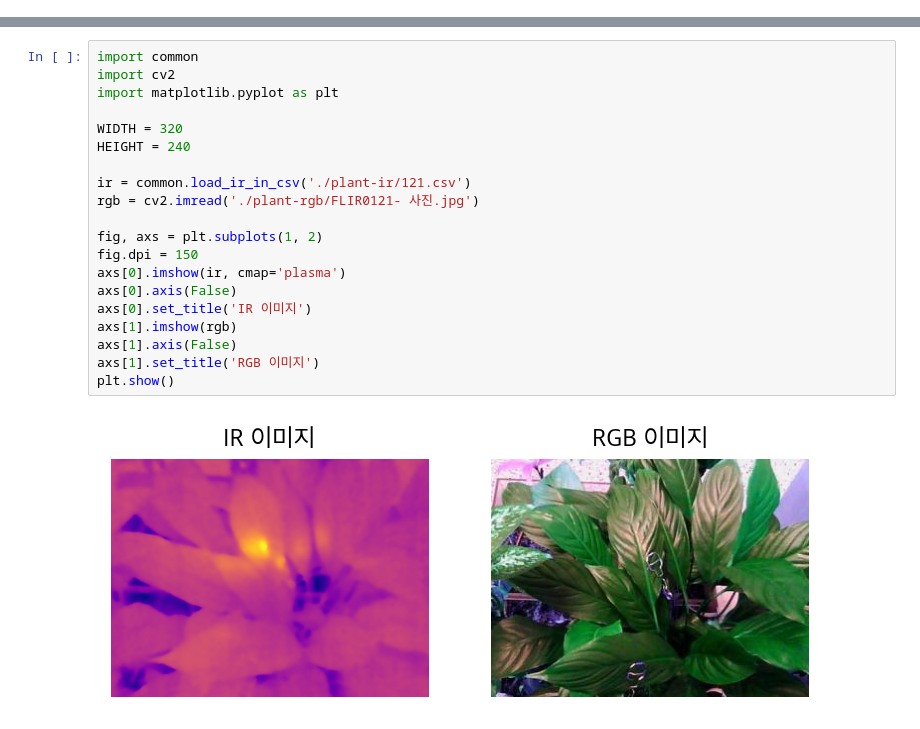
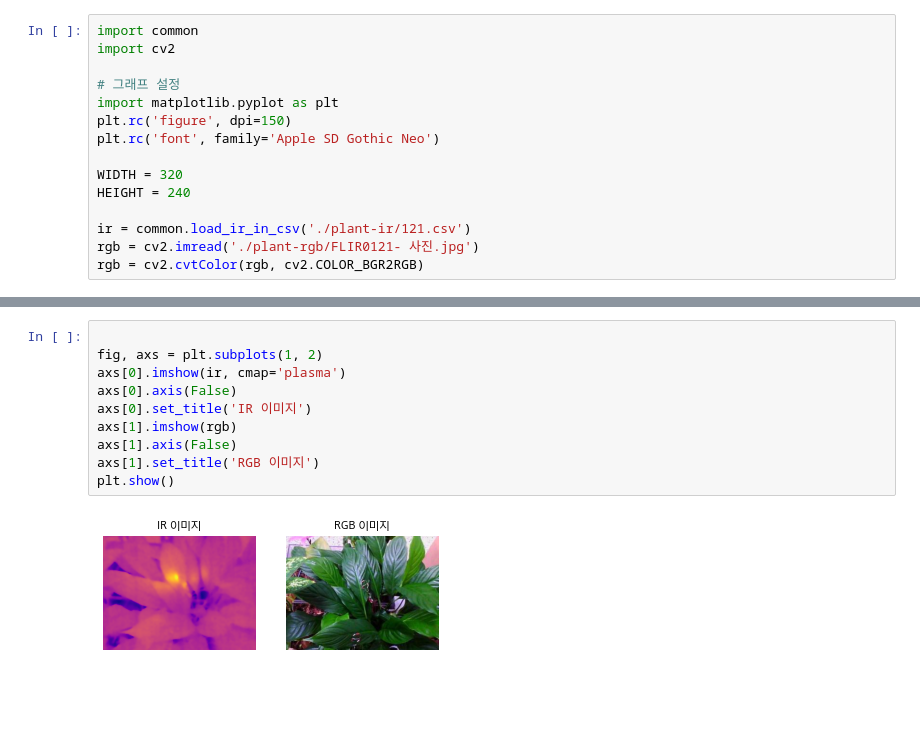
Before and after one commit to plming/infrared-leaf-segmentation, a Jupyter notebook: plant.ipynb, the cells around one changed output, grey strips where cells are left out. Saved outputs shown, nothing was run; the diff lists cells and outputs as text; blank space fills up the shorter version.

```diff
--- a/plant.ipynb
+++ b/plant.ipynb
@@ -0,0 +1,15 @@
+# %%
+import common
+import cv2
+
+# 그래프 설정
+import matplotlib.pyplot as plt
+plt.rc('figure', dpi=150)
+plt.rc('font', family='Apple SD Gothic Neo')
+
+WIDTH = 320
+HEIGHT = 240
+
+ir = common.load_ir_in_csv('./plant-ir/121.csv')
+rgb = cv2.imread('./plant-rgb/FLIR0121- 사진.jpg')
+rgb = cv2.cvtColor(rgb, cv2.COLOR_BGR2RGB)
@@ -1,25 +24,15 @@
 # %%
-import common
-import cv2
-import matplotlib.pyplot as plt
-
-WIDTH = 320
-HEIGHT = 240
-
-ir = common.load_ir_in_csv('./plant-ir/121.csv')
-rgb = cv2.imread('./plant-rgb/FLIR0121- 사진.jpg')
 
 fig, axs = plt.subplots(1, 2)
-fig.dpi = 150
 axs[0].imshow(ir, cmap='plasma')
 axs[0].axis(False)
 axs[0].set_title('IR 이미지')
 axs[1].imshow(rgb)
 axs[1].axis(False)
 axs[1].set_title('RGB 이미지')
 plt.show()
 # %% [output]
-[figure, old version]
+[figure, new version]
 # %%
 from jenkspy import jenks_breaks
 import numpy as np
```
Also changed, not shown: parts of 5 cells of this notebook, 2 other files.
